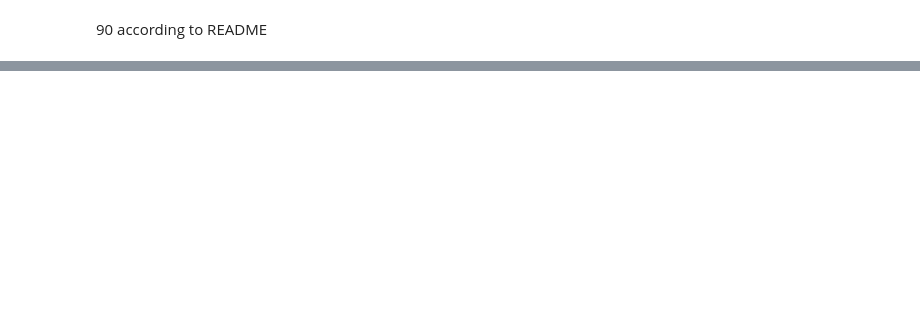
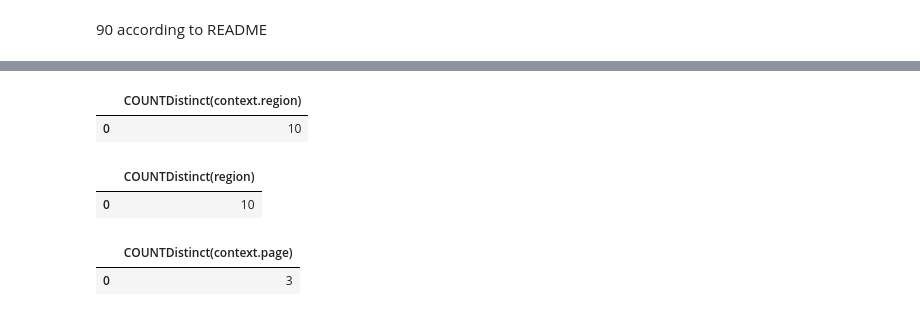
Before and after one commit to ANGELMC113/datathon-2026-ratitas, a Jupyter notebook: scripts/data_analysis.ipynb, the cells around one changed output, grey strips where cells are left out. Cells and saved outputs as stored; diff of their text form; code cells hidden in the pictures; blank space fills up the shorter version.

```diff
--- a/scripts/data_analysis.ipynb
+++ b/scripts/data_analysis.ipynb
@@ -687,0 +706,18 @@ categorias
+# %%
+regiones = sql("SELECT COUNT (DISTINCT context.region) FROM shop.history_sessions")
+regiones
+# %% [output]
+|  | COUNTDistinct(context.region) |
+| 0 | 10 |
+# %%
+regiones = sql("SELECT COUNT (DISTINCT region) FROM shop.history_events")
+regiones
+# %% [output]
+|  | COUNTDistinct(region) |
+| 0 | 10 |
+# %%
+paginas = sql("SELECT COUNT (DISTINCT context.page) FROM shop.history_sessions")
+paginas
+# %% [output]
+|  | COUNTDistinct(context.page) |
+| 0 | 3 |
```
Also changed, not shown: parts of 4 cells of this notebook, 1 other file.
